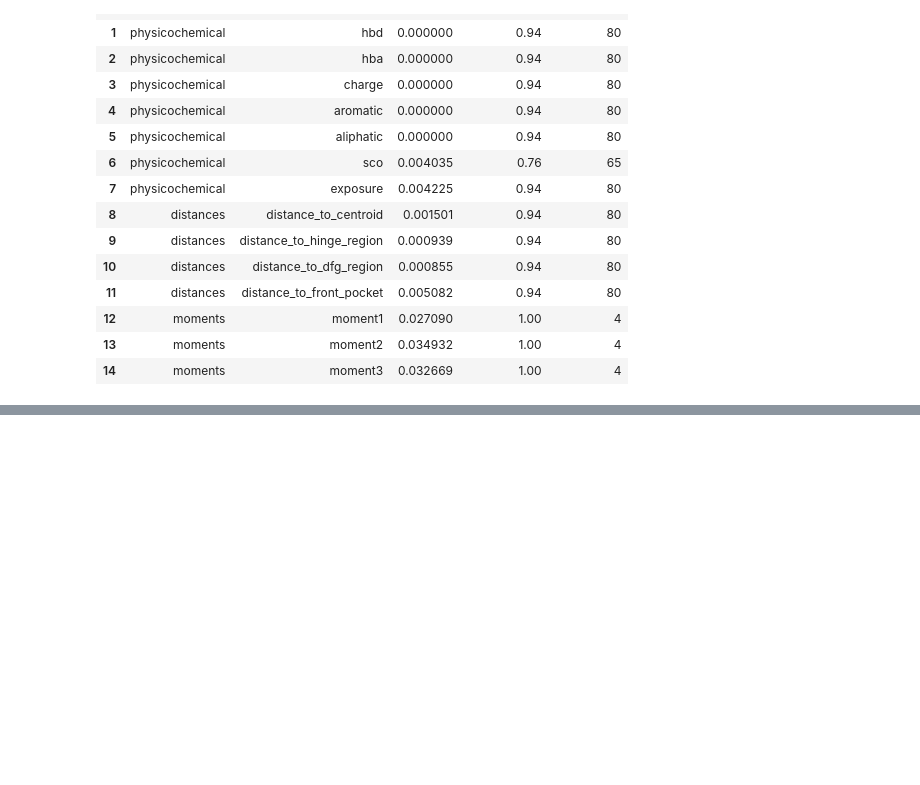
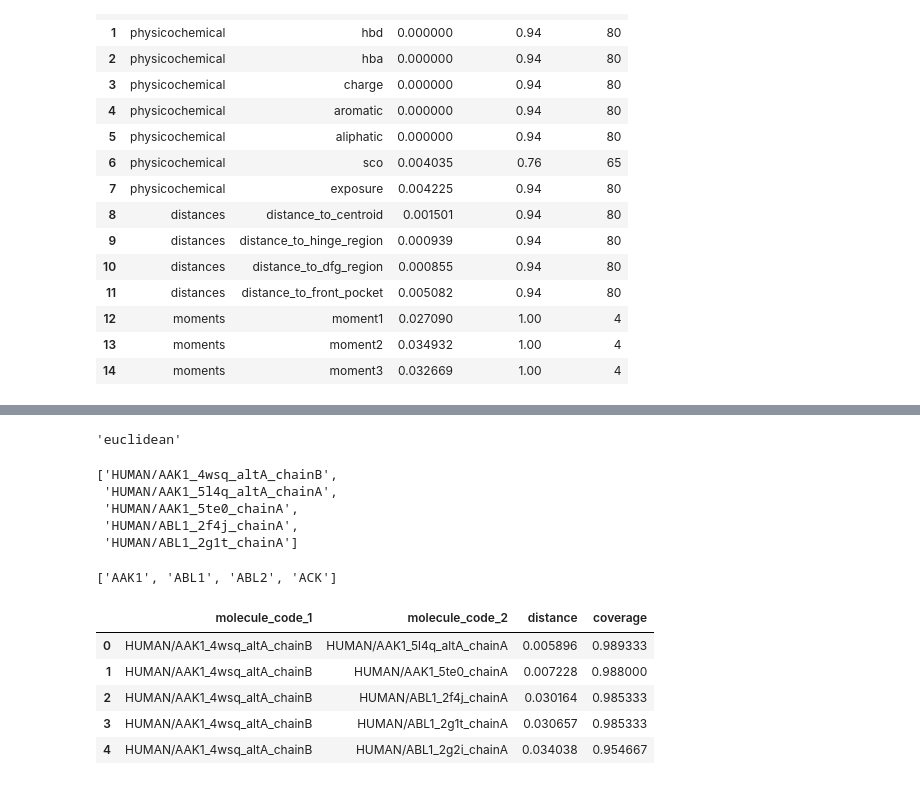
Before and after one commit to volkamerlab/kissim, a Jupyter notebook: examples/notebooks/fingerprint_distance.ipynb, the cells around one changed output, grey strips where cells are left out. Drawn from its saved outputs; the diff is of its cells as text; code cells hidden in the pictures; blank space fills up the shorter version.

```diff
--- a/examples/notebooks/fingerprint_distance.ipynb
+++ b/examples/notebooks/fingerprint_distance.ipynb
@@ -189,0 +249,2 @@ AttributeError: 'AllAgainstAllComparison' object has no attribute 'get_kinase_di
+# %%
+fingerprint_distance_generator = FingerprintDistanceGenerator()
@@ -189,0 +256,4 @@ AttributeError: 'AllAgainstAllComparison' object has no attribute 'get_kinase_di
+# %%
+fingerprint_distance_generator.distance_measure
+# %% [output]
+'euclidean'
@@ -189,0 +262,21 @@ AttributeError: 'AllAgainstAllComparison' object has no attribute 'get_kinase_di
+# %%
+fingerprint_distance_generator.molecule_codes[:5]
+# %% [output]
+['HUMAN/AAK1_4wsq_altA_chainB',
+ 'HUMAN/AAK1_5l4q_altA_chainA',
+ 'HUMAN/AAK1_5te0_chainA',
+ 'HUMAN/ABL1_2f4j_chainA',
+ 'HUMAN/ABL1_2g1t_chainA']
+# %%
+fingerprint_distance_generator.kinase_names
+# %% [output]
+['AAK1', 'ABL1', 'ABL2', 'ACK']
+# %%
+fingerprint_distance_generator.data.head()
+# %% [output]
+|  | molecule_code_1 | molecule_code_2 | distance | coverage |
+| 0 | HUMAN/AAK1_4wsq_altA_chainB | HUMAN/AAK1_5l4q_altA_chainA | 0.005896 | 0.989333 |
+| 1 | HUMAN/AAK1_4wsq_altA_chainB | HUMAN/AAK1_5te0_chainA | 0.007228 | 0.988000 |
+| 2 | HUMAN/AAK1_4wsq_altA_chainB | HUMAN/ABL1_2f4j_chainA | 0.030164 | 0.985333 |
+| 3 | HUMAN/AAK1_4wsq_altA_chainB | HUMAN/ABL1_2g1t_chainA | 0.030657 | 0.985333 |
+| 4 | HUMAN/AAK1_4wsq_altA_chainB | HUMAN/ABL1_2g2i_chainA | 0.034038 | 0.954667 |
```
Also changed, not shown: parts of 45 cells of this notebook.
